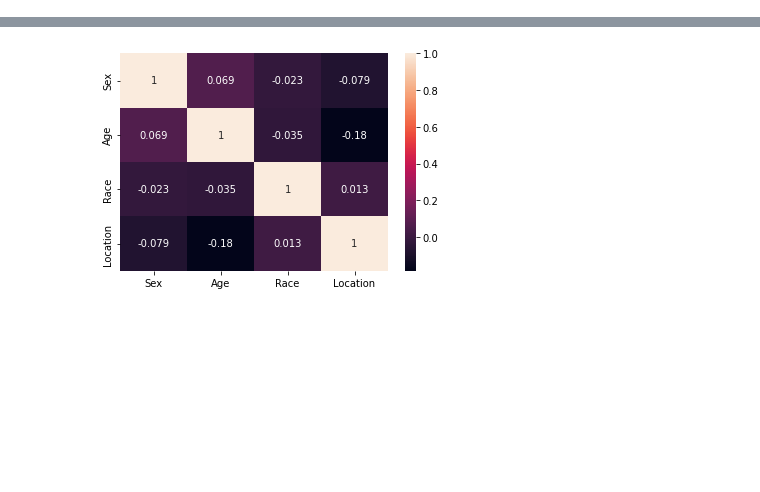
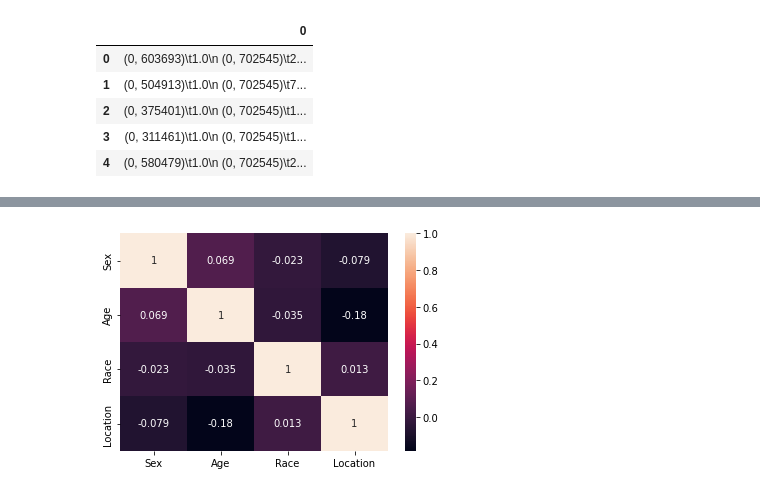
Before and after one commit to avasdowney/how-people-get-hurt, a Jupyter notebook: algorithms/correlation-matrix.ipynb, the cells around one changed output, grey strips where cells are left out. Cells and saved outputs as stored; diff of their text form; code cells hidden in the pictures; blank space fills up the shorter version.

```diff
--- a/algorithms/correlation-matrix.ipynb
+++ b/algorithms/correlation-matrix.ipynb
@@ -15,0 +54,12 @@ del data
+# %%
+ct = ColumnTransformer(transformers=[('encoder', OneHotEncoder(), [0])], remainder='passthrough')
+# [0] signifies the index of the column we are appliying the encoding on
+df = pd.DataFrame(ct.fit_transform(df).astype(str))
+df.head()
+# %% [output]
+|  | 0 |
+| 0 | (0, 603693)\t1.0\n (0, 702545)\t2... |
+| 1 | (0, 504913)\t1.0\n (0, 702545)\t7... |
+| 2 | (0, 375401)\t1.0\n (0, 702545)\t1... |
+| 3 | (0, 311461)\t1.0\n (0, 702545)\t1... |
+| 4 | (0, 580479)\t1.0\n (0, 702545)\t2... |
```
Also changed, not shown: parts of 6 cells of this notebook, 5 other files.
